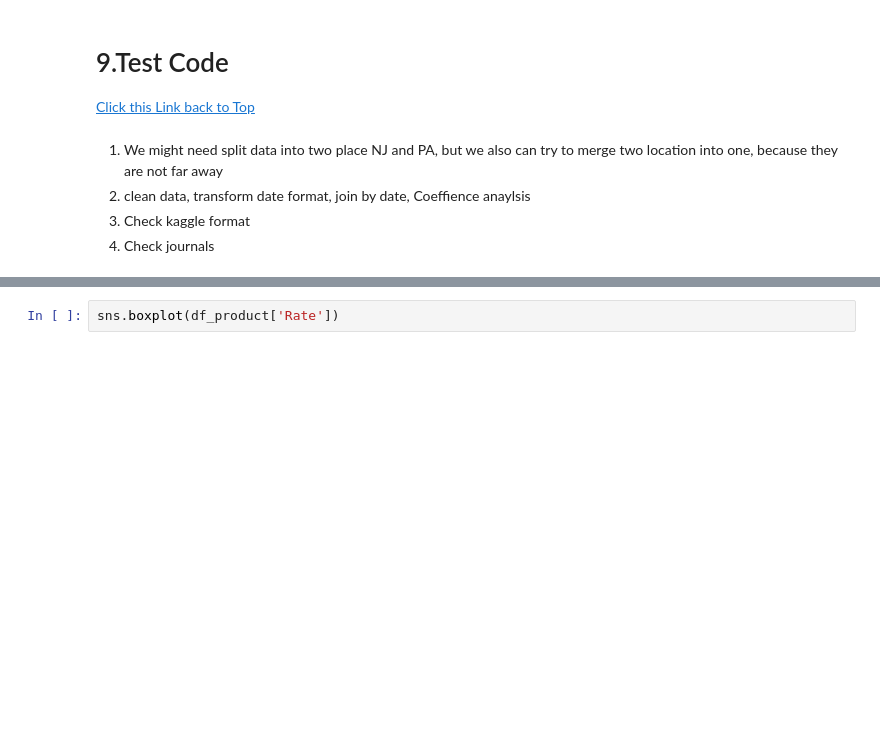
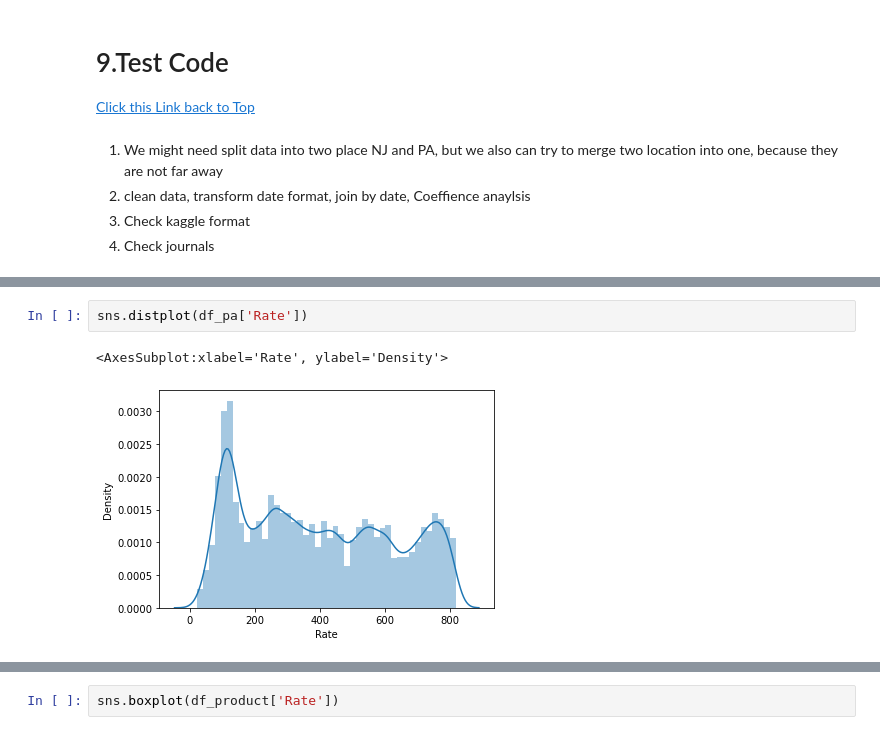
Before and after one commit to L3P3titPrince/Spray_Weather_Forecast, a Jupyter notebook: 21_Weather.ipynb, the cells around one changed output, grey strips where cells are left out. Saved outputs shown, nothing was run; the diff lists cells and outputs as text; blank space fills up the shorter version.

```diff
--- a/21_Weather.ipynb
+++ b/21_Weather.ipynb
@@ -1007,0 +1075,5 @@ df_product_4.shape
+# %%
+sns.distplot(df_pa['Rate'])
+# %% [output]
+<AxesSubplot:xlabel='Rate', ylabel='Density'>
+[figure, added]
```
Also changed, not shown: parts of 72 cells of this notebook.
